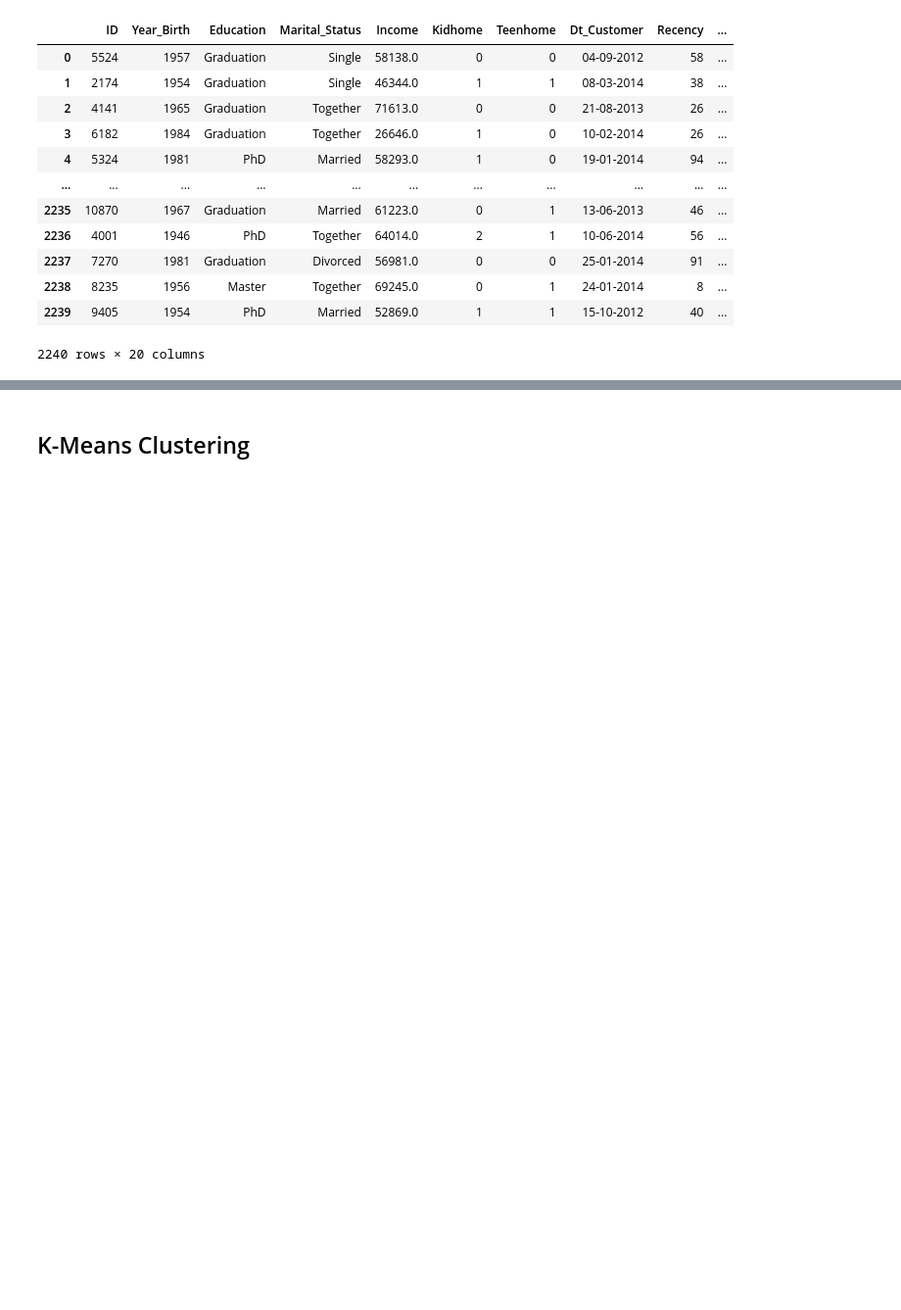
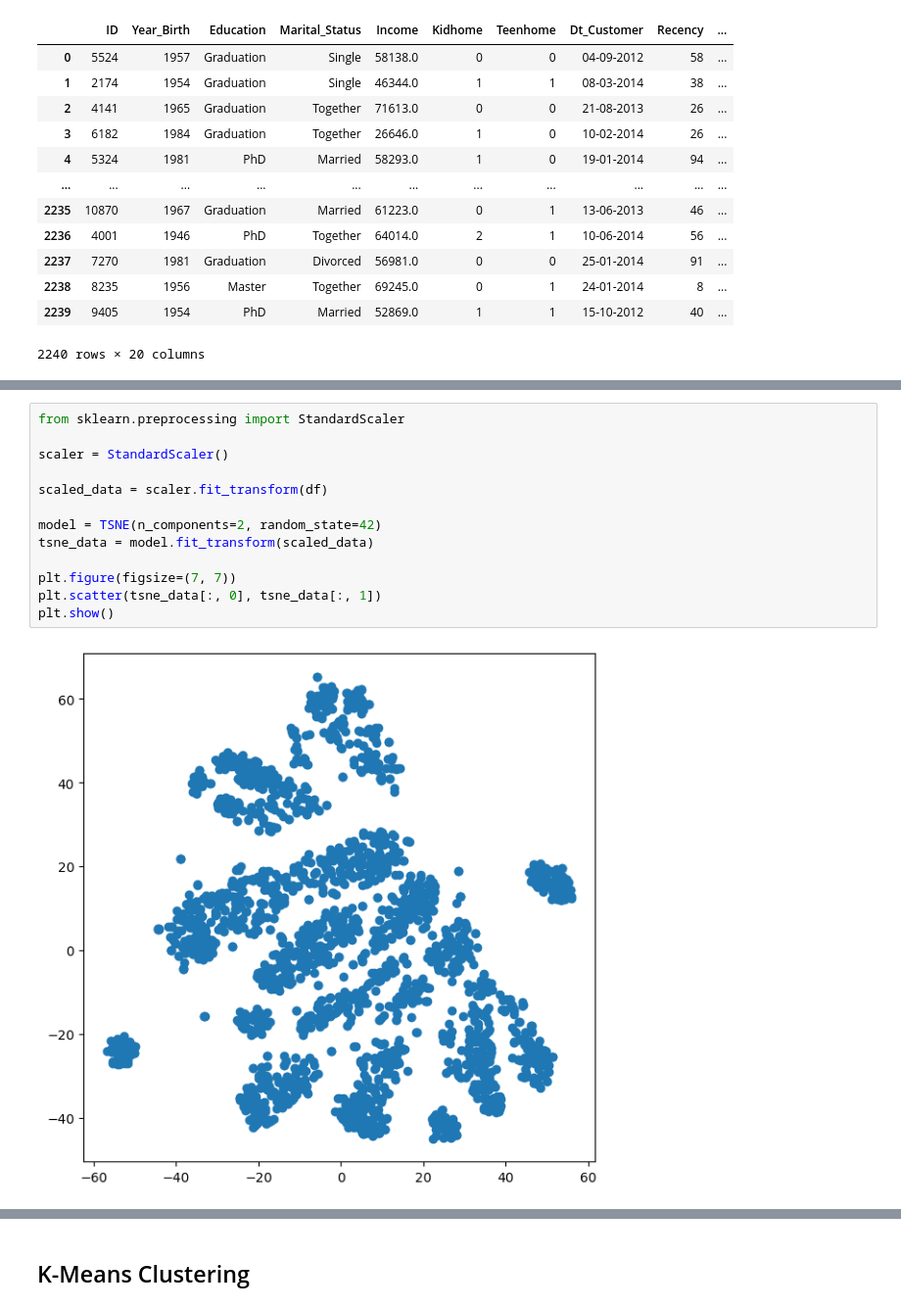
Before and after one commit to spencerhirsch/mlwhite, a Jupyter notebook: projects/project2/project2.ipynb, the cells around one changed output, grey strips where cells are left out. Shown at 98% size. Saved outputs shown, nothing was run; the diff lists cells and outputs as text; blank space fills up the shorter version.

```diff
--- a/projects/project2/project2.ipynb
+++ b/projects/project2/project2.ipynb
@@ -90,0 +268,15 @@ Now that the data is preprocessed, we can now start training models.
+# %%
+from sklearn.preprocessing import StandardScaler
+
+scaler = StandardScaler()
+
+scaled_data = scaler.fit_transform(df)
+
+model = TSNE(n_components=2, random_state=42)
+tsne_data = model.fit_transform(scaled_data)
+
+plt.figure(figsize=(7, 7))
+plt.scatter(tsne_data[:, 0], tsne_data[:, 1])
+plt.show()
+# %% [output]
+[figure, added]
```
Also changed, not shown: parts of 80 cells of this notebook, 25 other files.
